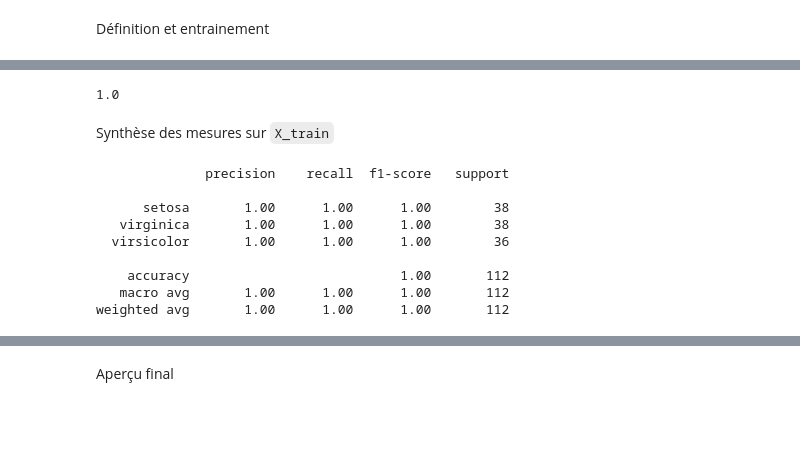
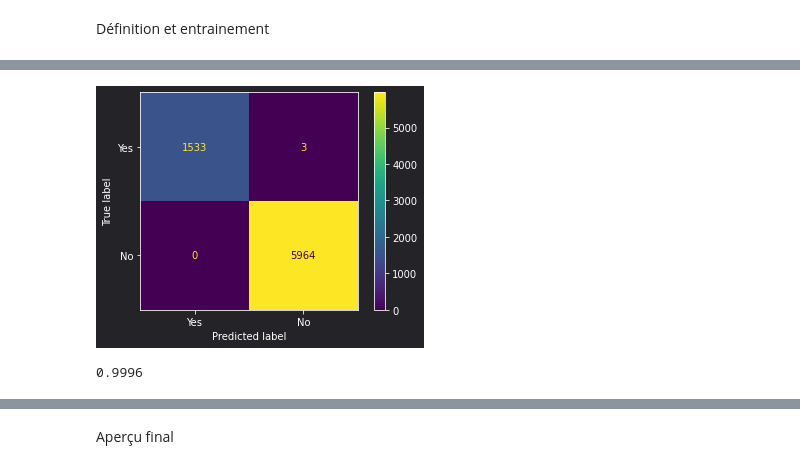
Before and after one commit to ElodieBayet/ai-developer, a Jupyter notebook: 06.projects/02.churn/ml_churn.ipynb, the cells around one changed output, grey strips where cells are left out. Drawn from its saved outputs; the diff is of its cells as text; code cells hidden in the pictures; blank space fills up the shorter version.

```diff
--- a/06.projects/02.churn/ml_churn.ipynb
+++ b/06.projects/02.churn/ml_churn.ipynb
@@ -130,0 +190,7 @@ X
+# %%
+# (!) - Encode 'Geography' as numerical values
+le = LabelEncoder()
+le.fit(X_1['Geography'])
+X_1['Geography'] = le.transform(X_1['Geography'])
+
+X_1['Geography'].unique()
@@ -171,0 +208,9 @@ Name: target, dtype: object
+# %%
+# (!) - 25 % for test
+X1_train, X1_test, y1_train, y1_test = train_test_split(X_1, y_1, test_size=.25, random_state=5)
+X2_train, X2_test, y2_train, y2_test = train_test_split(X_2, y_2, test_size=.25, random_state=5)
+
+display(
+    f"Ver. 1 :: train {X1_train.shape} - test {X1_test.shape}",
+    f"Ver. 2 :: train {X2_train.shape} - test {X2_test.shape}"
+)
@@ -183,0 +262,4 @@ DecisionTreeClassifier()
+# %%
+# (!) - Predictions as Classifications
+v1_DT = DecisionTreeClassifier()
+v1_DT.fit(X1_train, y1_train)
@@ -195,0 +270,11 @@ array(['setosa', 'virginica', 'virginica', 'virsicolor', 'setosa',
+# %%
+# (!) - Almost equal between predictions and answers
+v1_train_predictions = v1_DT.predict(X1_train)
+
+df = pd.DataFrame({
+    'Prédictions': v1_train_predictions,
+    'Réponses': y1_train,
+    'Egalité': (v1_train_predictions == y1_train)
+})
+
+df.loc[df['Egalité'] == False]
@@ -213,22 +288,19 @@ plt.show()
-# %%
-# (!) - Score parfait de 1
-draft_DT.score(X_train, y_train)
-# %% [output]
-1.0
-# %% [markdown]
-Synthèse des mesures sur `X_train`
-# %%
-# (!) -
-draft_report = classification_report(y_train, draft_train_predictions)
-
-print(draft_report)
-# %% [output]
-              precision    recall  f1-score   support
-
-      setosa       1.00      1.00      1.00        38
-   virginica       1.00      1.00      1.00        38
-  virsicolor       1.00      1.00      1.00        36
-
-    accuracy                           1.00       112
-   macro avg       1.00      1.00      1.00       112
-weighted avg       1.00      1.00      1.00       112
+# %%
+# (!) - 3 bad predictions for 'Exited' = `Yes`
+cm = confusion_matrix(y1_train, v1_train_predictions, labels=['Yes', 'No'])
+
+pd.DataFrame({
+    'Yes': [cm[0,0], cm[1,0]],
+    'No': [cm[1,0], cm[1,1]]
+}, index=['True Yes', 'True No']).to_csv('./_outputs/cm_train_v1.csv')
+
+cm_d = ConfusionMatrixDisplay(confusion_matrix=cm, display_labels=['Yes', 'No'])
+cm_d.plot()
+plt.show()
+# %% [output]
+[figure, added]
+# %%
+# (!) - Not as good as expected... o_O
+v1_DT.score(X1_train, y1_train)
+# %% [output]
+0.9996
```
Also changed, not shown: parts of 83 cells of this notebook, 8 other files.
